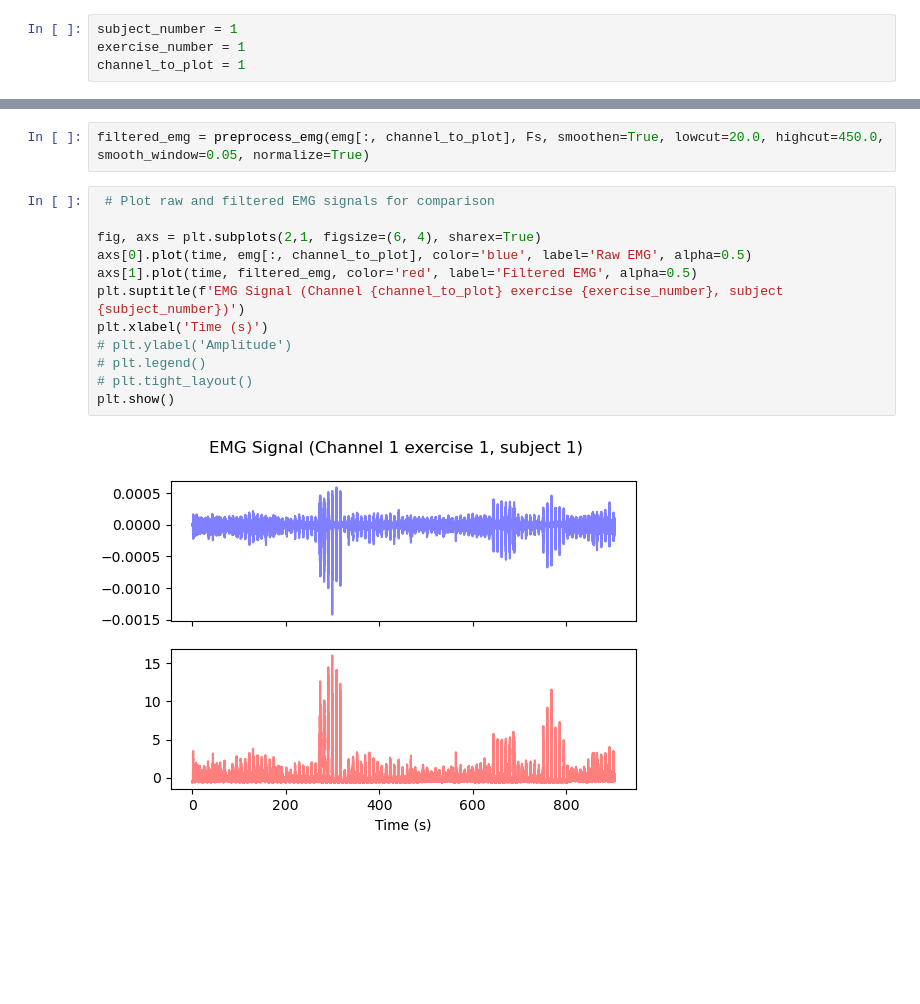
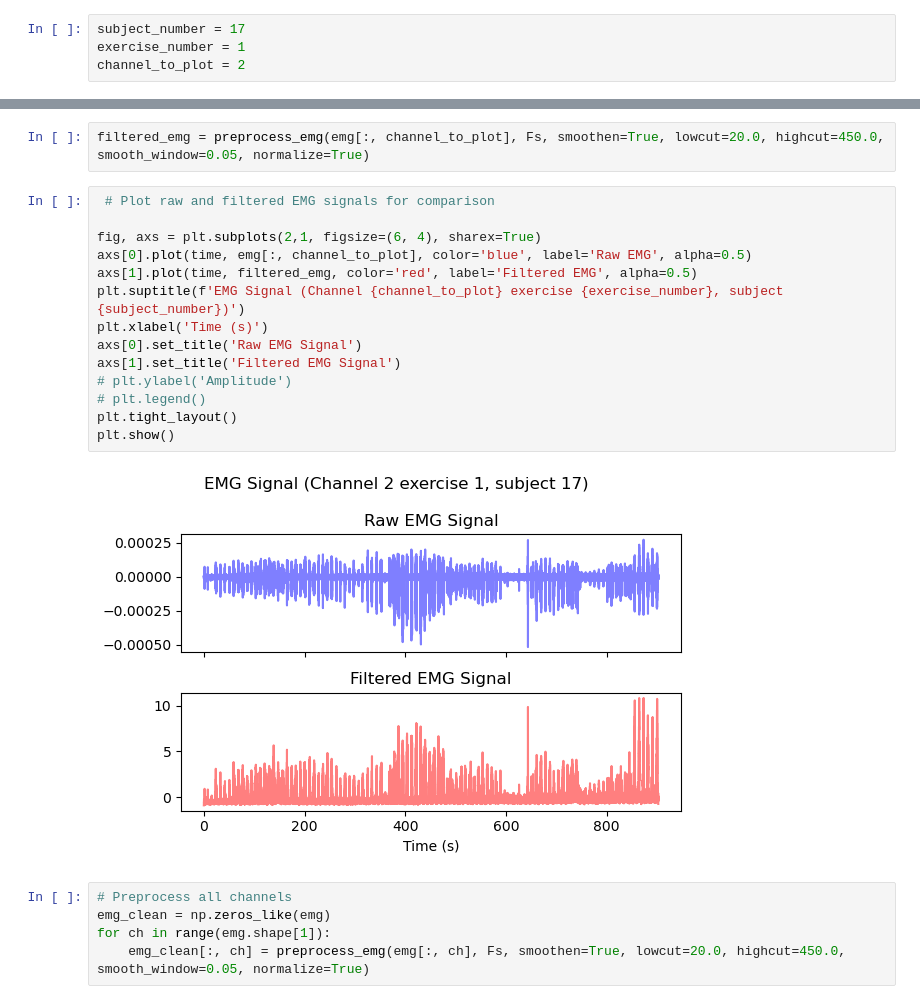
Before and after one commit to sumachinta/emg-gesture-classification-ninapro, a Jupyter notebook: notebooks/02_data_preprocessing.ipynb, the cells around one changed output, grey strips where cells are left out. Drawn from its saved outputs; the diff is of its cells as text; blank space fills up the shorter version.

```diff
--- a/notebooks/02_data_preprocessing.ipynb
+++ b/notebooks/02_data_preprocessing.ipynb
@@ -13,7 +16,7 @@ dataPath = parentDir / "data" / "raw" / "ninapro-db2"
 # %%
-subject_number = 1
+subject_number = 17
 exercise_number = 1
-channel_to_plot = 1
+channel_to_plot = 2
 # %%
 emg, stimulus, repetition, time, Fs = load_ninapro_data(subject_number=subject_number, exercise_number=exercise_number, dataPath=dataPath)
 # %%
@@ -21,14 +24,21 @@ filtered_emg = preprocess_emg(emg[:, channel_to_plot], Fs, smoothen=True, lowcut
 # %%
  # Plot raw and filtered EMG signals for comparison
 
 fig, axs = plt.subplots(2,1, figsize=(6, 4), sharex=True)
 axs[0].plot(time, emg[:, channel_to_plot], color='blue', label='Raw EMG', alpha=0.5)
 axs[1].plot(time, filtered_emg, color='red', label='Filtered EMG', alpha=0.5)
 plt.suptitle(f'EMG Signal (Channel {channel_to_plot} exercise {exercise_number}, subject {subject_number})')
 plt.xlabel('Time (s)')
+axs[0].set_title('Raw EMG Signal')
+axs[1].set_title('Filtered EMG Signal')
 # plt.ylabel('Amplitude')
 # plt.legend()
-# plt.tight_layout()
+plt.tight_layout()
 plt.show()
 # %% [output]
-[figure, old version]
+[figure, new version]
+# %%
+# Preprocess all channels
+emg_clean = np.zeros_like(emg)
+for ch in range(emg.shape[1]):
+    emg_clean[:, ch] = preprocess_emg(emg[:, ch], Fs, smoothen=True, lowcut=20.0, highcut=450.0, smooth_window=0.05, normalize=True)
```
Also changed, not shown: parts of 3 cells of this notebook.
